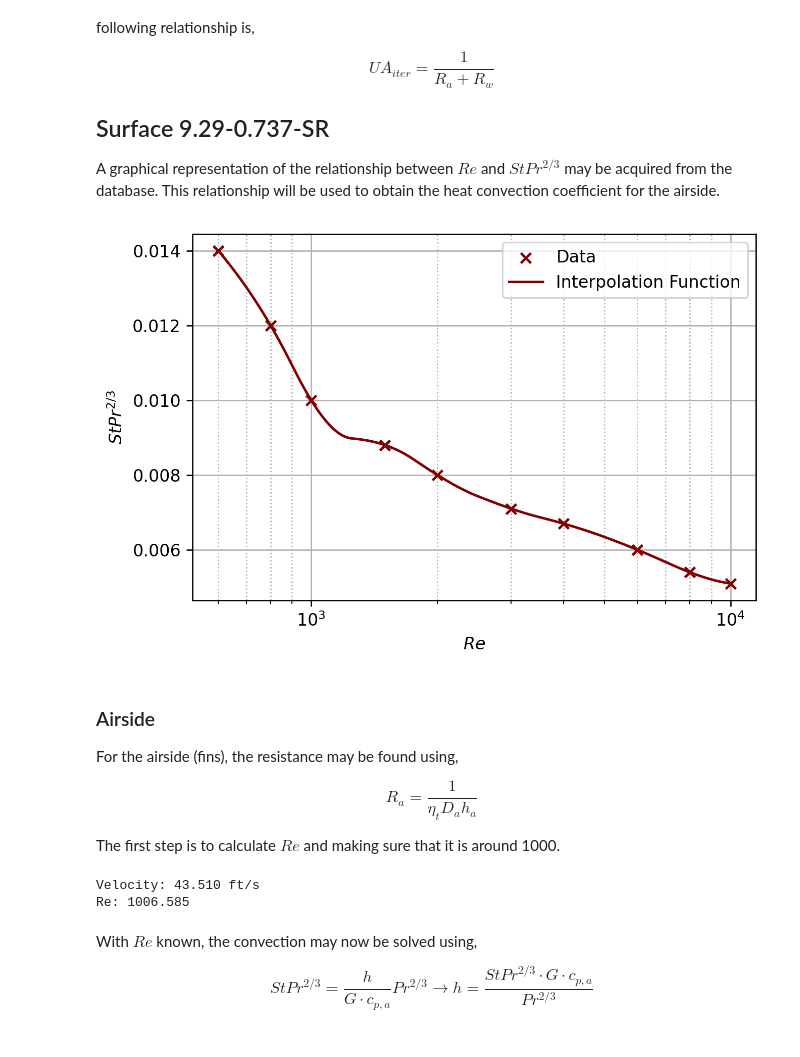
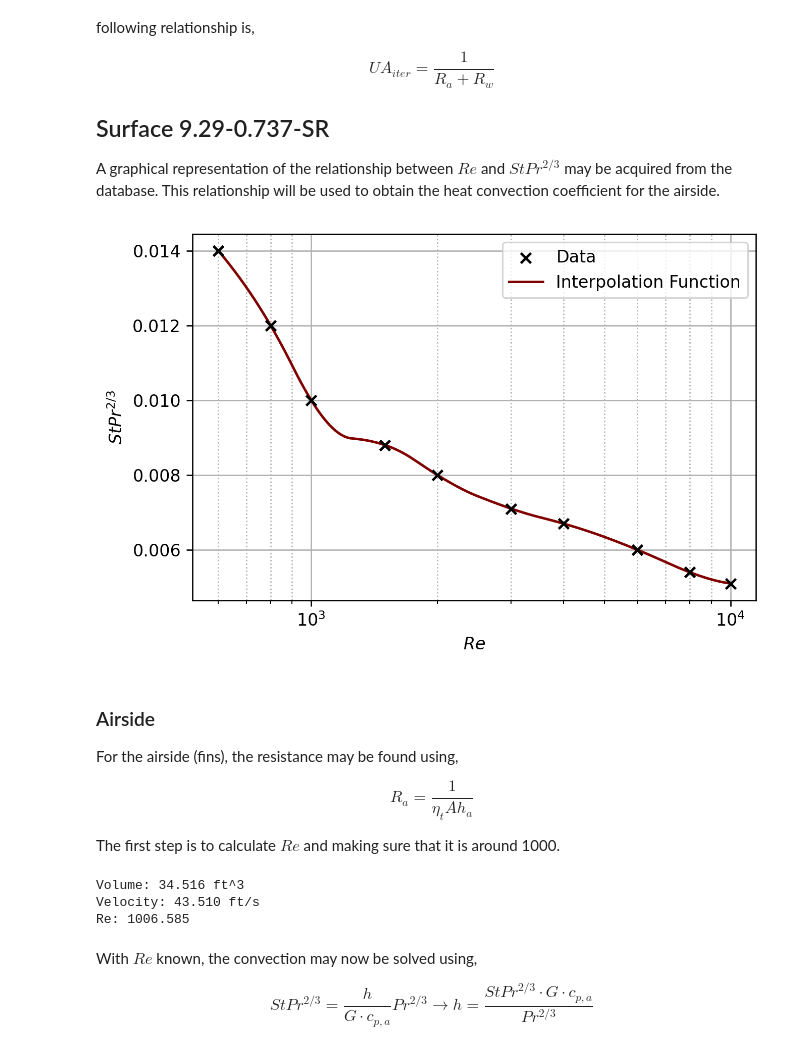
Before and after one commit to gabemorris12/msu_esd, a Jupyter notebook: Project 2/Project 2.ipynb, the cells around one changed output. Saved outputs shown, nothing was run; the diff lists cells and outputs as text; code cells hidden in the pictures.

```diff
--- a/Project 2/Project 2.ipynb
+++ b/Project 2/Project 2.ipynb
@@ -128,44 +128,49 @@ A graphical representation of the relationship between $Re$ and $StPr^{2/3}$ may
 # %%
 # Getting graph
 Re = np.array([600, 800, 1000, 1500, 2000, 3000, 4000, 6000, 8000, 10_000])
 hts = np.array([0.014, 0.012, 0.01, 0.0088, 0.008, 0.0071, 0.0067, 0.006, 0.0054, 0.0051])
 hts_lamb = interp1d(Re, hts, kind='quadratic')
 Re_values = np.linspace(Re[0], Re[-1], 1000)
 
-plt.scatter(Re, hts, label='Data', zorder=3, marker='x')
+plt.scatter(Re, hts, label='Data', zorder=3, marker='x', color='black')
 plt.plot(Re_values, hts_lamb(Re_values), label='Interpolation Function', zorder=2)
 plt.xscale('log')
 plt.ylabel('$StPr^{2/3}$')
 plt.xlabel('$Re$')
 plt.grid(which='minor', ls=':')
 plt.legend()
 plt.show()
 # %% [output]
-[figure, old version]
+[figure, new version]
 # %% [markdown]
 ### Airside
 For the airside (fins), the resistance may be found using,
 
-$$R_a=\frac{1}{\eta_tD_ah_a}$$
+$$R_a=\frac{1}{\eta_tAh_a}$$
 
 The first step is to calculate $Re$ and making sure that it is around 1000.
 # %%
 # Air properties
-rho_a = 0.03554  # lbm/ft^3
-mu_a = 2.077e-5  # lbm/(ft sec)
-cp_a = 0.25165  # Btu/(lbm F)
+rho_a = 0.03554 # lbm/ft^3
+mu_a = 2.077e-5 # lbm/(ft sec)
+cp_a = 0.25165 # Btu/(lbm F)
 Pr_a = 0.68775
+mdot_a = 151_410/3600 # lbm/sec
 
 # Find the velocity of the air then use that to find Re
-L2 = L3 = 5.875  # ft
-Da = 0.01352  # ft (from database)
-sigma = 0.788  # from database
-Va = mdot_a/(L2*L3*sigma*rho_a)/3600  # ft/sec
+L2 = L3 = 5.875 # ft
+L1 = 1 # ft
+vol = L1*L2*L3 # ft^3
+print(f'Volume: {vol:.3f} ft^3')
+Da = 0.01352 # ft (from database)
+sigma = 0.788 # from database
+Va = mdot_a/(L2*L3*sigma*rho_a) # ft/sec
 print(f'Velocity: {Va:.3f} ft/s')
 G = Va*rho_a
 Re_a = G*Da/mu_a
 print(f'Re: {Re_a:.3f}')
 # %% [output]
+Volume: 34.516 ft^3
 Velocity: 43.510 ft/s
 Re: 1006.585
 # %% [markdown]
```
Also changed, not shown: parts of 2 cells of this notebook, 1 other file.
